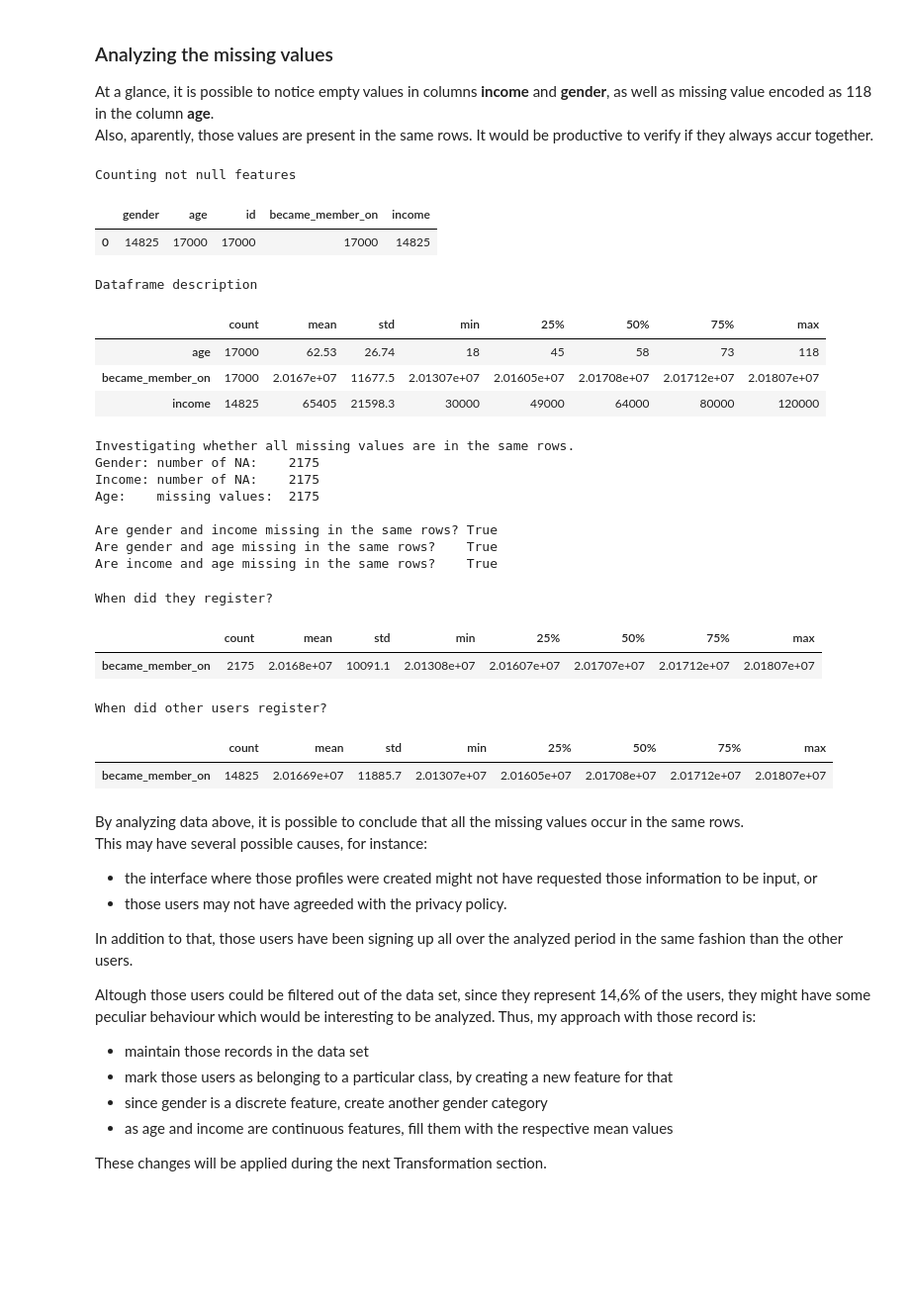
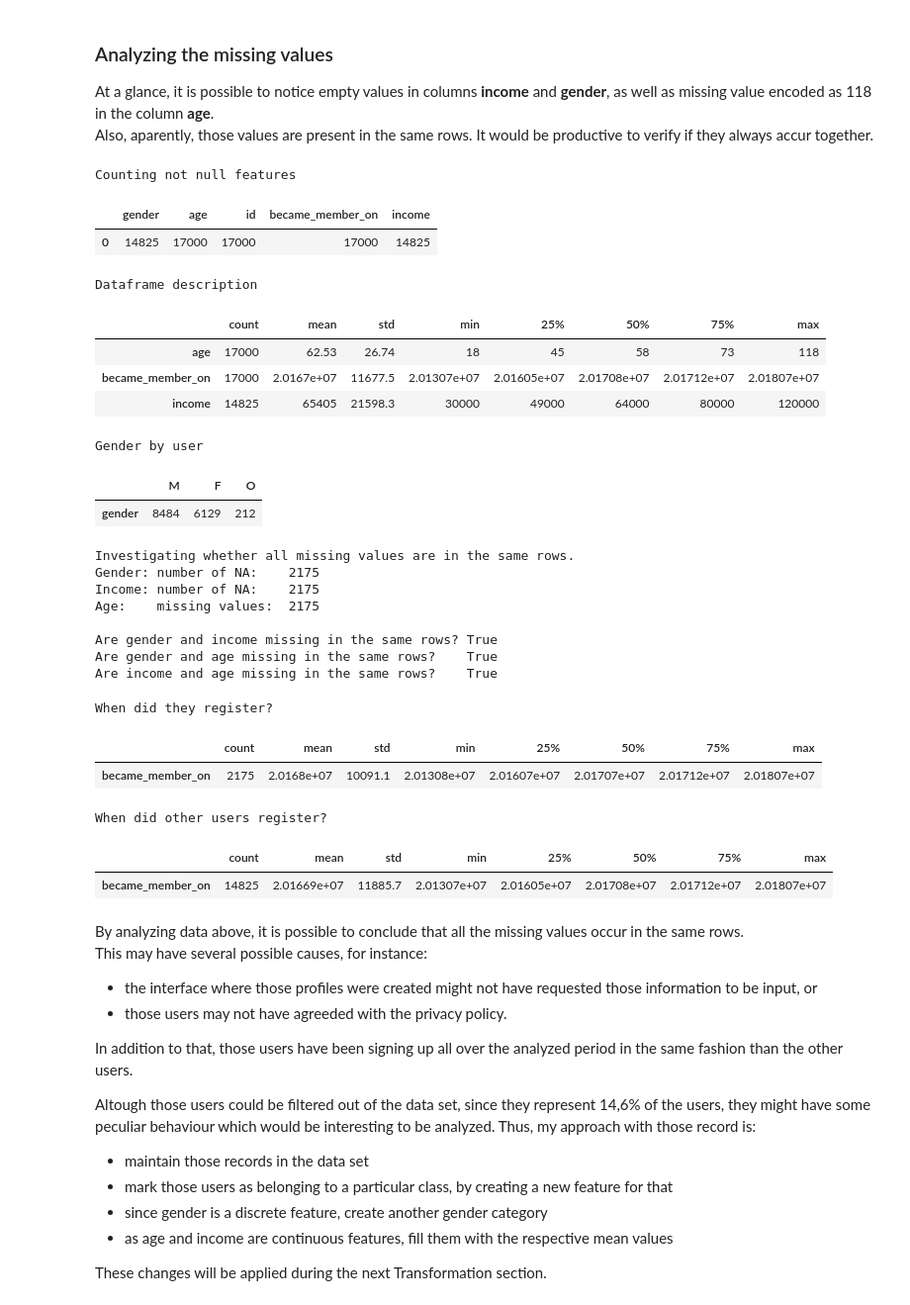
Before and after one commit to silviomori/udacity-machine-learning-capstone-starbucks, a Jupyter notebook: FeatureEngineering.ipynb, the cells around one changed output. Shown: that part at 99% size. Cells and saved outputs as stored; diff of their text form; code cells hidden in the pictures; blank space fills up the shorter version.

```diff
--- a/FeatureEngineering.ipynb
+++ b/FeatureEngineering.ipynb
@@ -182,50 +204,56 @@ display(pd.DataFrame(profile_df.count()).T \
 
 display(profile_df.describe().T.round(2) \
         .style.set_caption('Dataframe description'))
+
+display(pd.DataFrame(profile_df.gender.value_counts()).T \
+        .style.set_caption('Gender by user'))
 
 print('\nInvestigating whether all missing values are in the same rows.')
 gender_isna = profile_df.gender.isna()
 income_isna = profile_df.income.isna()
 age_missing = profile_df.age == 118
 
 print('Gender:\tnumber of NA: \t', gender_isna.sum())
 print('Income:\tnumber of NA: \t', income_isna.sum())
 print('Age:\tmissing values:\t', age_missing.sum())
 
 print('\nAre gender and income missing in the same rows?\t{}' \
       .format(gender_isna.isin(income_isna).all()))
 print('Are gender and age missing in the same rows?\t{}' \
       .format(gender_isna.isin(age_missing).all()))
 print('Are income and age missing in the same rows?\t{}' \
       .format(income_isna.isin(age_missing).all()))
 
 display(pd.DataFrame(profile_df.became_member_on[gender_isna])\
         .describe().T.style.set_caption('When did they register?'))
 display(pd.DataFrame(profile_df.became_member_on[~gender_isna])\
         .describe().T.style.set_caption('When did other users register?'))
 # %% [output]
 Counting not null features
 |  | gender | age | id | became_member_on | income |
 | 0 | 14825 | 17000 | 17000 | 17000 | 14825 |
 Dataframe description
 |  | count | mean | std | min | 25% | 50% | 75% | max |
 | age | 17000 | 62.53 | 26.74 | 18 | 45 | 58 | 73 | 118 |
 | became_member_on | 17000 | 2.0167e+07 | 11677.5 | 2.01307e+07 | 2.01605e+07 | 2.01708e+07 | 2.01712e+07 | 2.01807e+07 |
 | income | 14825 | 65405 | 21598.3 | 30000 | 49000 | 64000 | 80000 | 120000 |
-Investigating whether all missing values are in the same rows.
-Gender: number of NA:    2175
-Income: number of NA:    2175
-Age:    missing values:  2175
-
-Are gender and income missing in the same rows? True
-Are gender and age missing in the same rows?    True
-Are income and age missing in the same rows?    True
+Gender by user
+|  | M | F | O |
+| gender | 8484 | 6129 | 212 |
-When did they register?
+Investigating whether all missing values are in the same rows.
+Gender: number of NA:    2175
+Income: number of NA:    2175
+Age:    missing values:  2175
+
+Are gender and income missing in the same rows? True
+Are gender and age missing in the same rows?    True
+Are income and age missing in the same rows?    True
-|  | count | mean | std | min | 25% | 50% | 75% | max |
-| became_member_on | 2175 | 2.0168e+07 | 10091.1 | 2.01308e+07 | 2.01607e+07 | 2.01707e+07 | 2.01712e+07 | 2.01807e+07 |
-When did other users register?
+When did they register?
 |  | count | mean | std | min | 25% | 50% | 75% | max |
-| became_member_on | 14825 | 2.01669e+07 | 11885.7 | 2.01307e+07 | 2.01605e+07 | 2.01708e+07 | 2.01712e+07 | 2.01807e+07 |
+| became_member_on | 2175 | 2.0168e+07 | 10091.1 | 2.01308e+07 | 2.01607e+07 | 2.01707e+07 | 2.01712e+07 | 2.01807e+07 |
+When did other users register?
+|  | count | mean | std | min | 25% | 50% | 75% | max |
+| became_member_on | 14825 | 2.01669e+07 | 11885.7 | 2.01307e+07 | 2.01605e+07 | 2.01708e+07 | 2.01712e+07 | 2.01807e+07 |
 # %% [markdown]
 By analyzing data above, it is possible to conclude that all the missing values occur in the same rows.
 This may have several possible causes, for instance:
```
Also changed, not shown: parts of 9 cells of this notebook.
